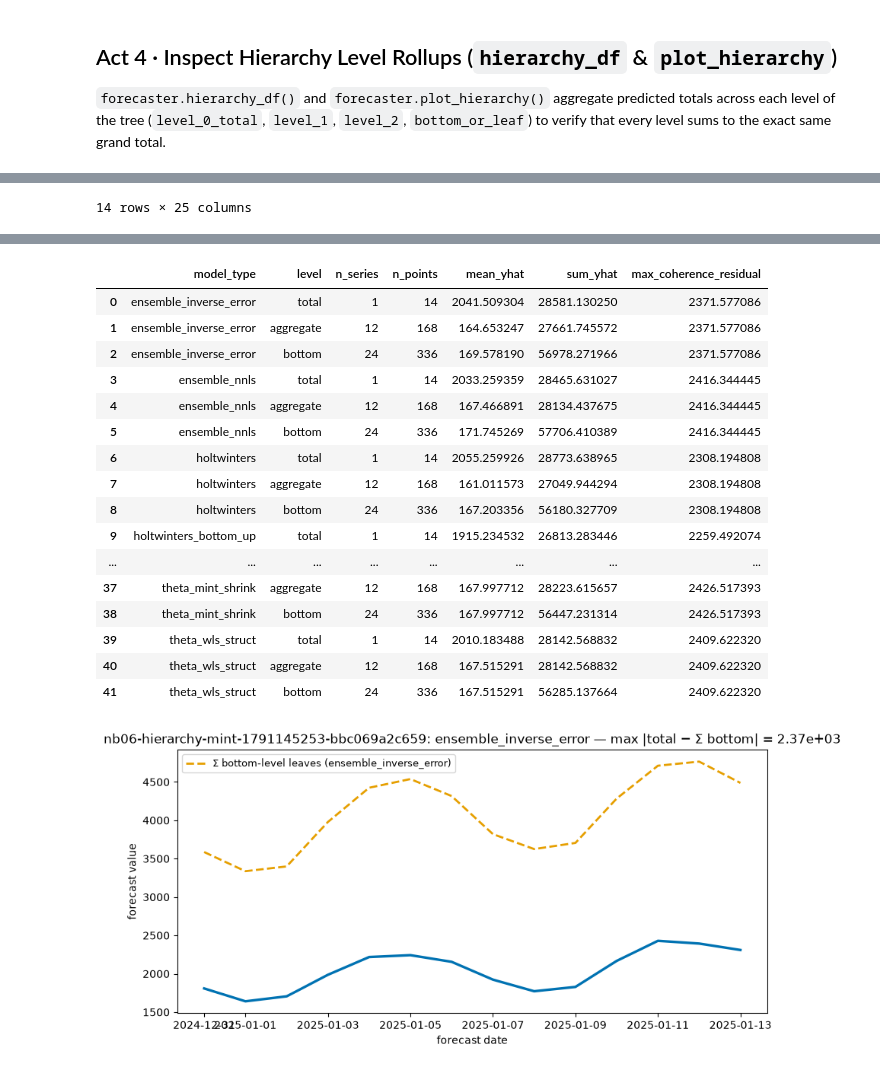
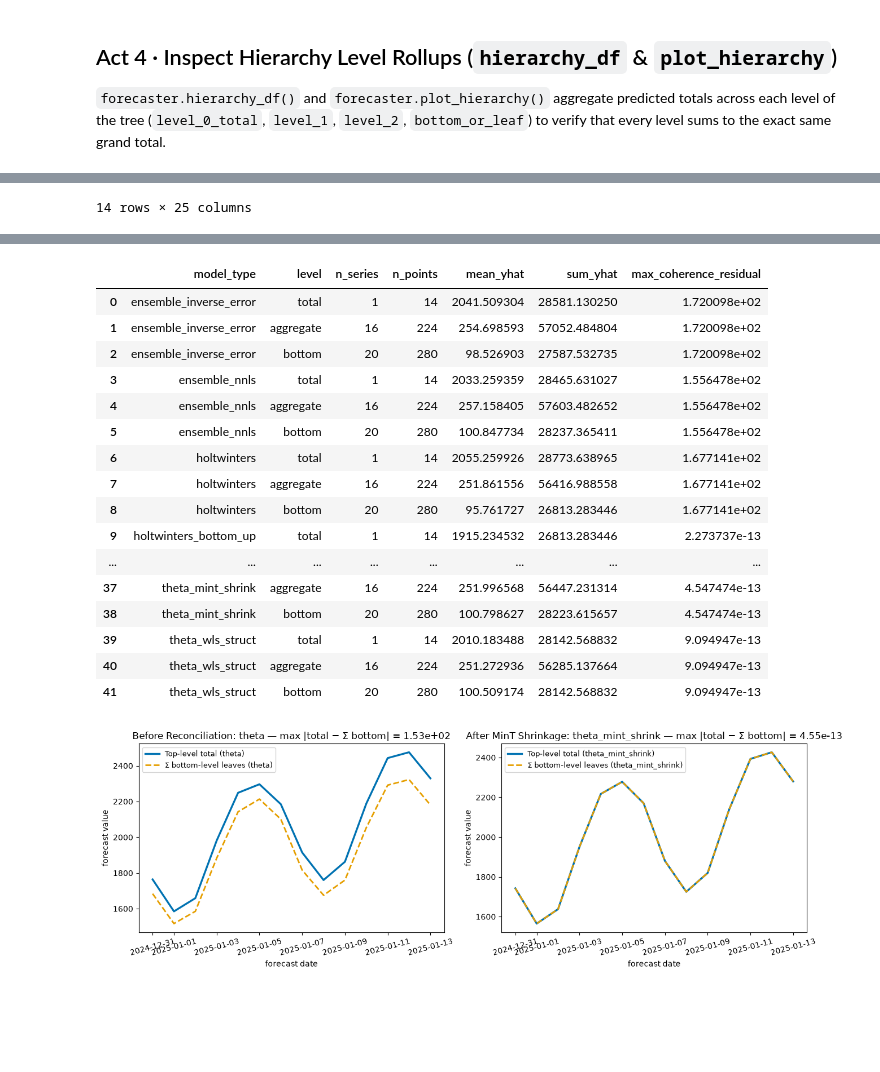
Before and after one commit to statmike/scale-forecasting, a Jupyter notebook: notebooks/06_hierarchical_reconciliation.ipynb, the cells around one changed output, grey strips where cells are left out. Saved outputs shown, nothing was run; the diff lists cells and outputs as text; code cells hidden in the pictures; blank space fills up the shorter version.

```diff
--- a/notebooks/06_hierarchical_reconciliation.ipynb
+++ b/notebooks/06_hierarchical_reconciliation.ipynb
@@ -153,7 +153,10 @@ plt.show()
 h_df = forecaster.hierarchy_df()
 display(h_df)
 
-forecaster.plot_hierarchy()
+fig, (ax1, ax2) = plt.subplots(1, 2, figsize=(13, 4.5))
+forecaster.plot_hierarchy(model_type="theta", ax=ax1, title="Before Reconciliation")
+forecaster.plot_hierarchy(model_type="theta_mint_shrink", ax=ax2, title="After MinT Shrinkage")
+fig.tight_layout()
 plt.show()
 # %% [output]
 |  | rank | model_type | family | is_ensemble | ensemble_id | compute_engine | n_series | decision_metric | ... |
@@ -176,18 +179,18 @@ plt.show()
 |  | model_type | level | n_series | n_points | mean_yhat | sum_yhat | max_coherence_residual |
-| 0 | ensemble_inverse_error | total | 1 | 14 | 2041.509304 | 28581.130250 | 2371.577086 |
-| 1 | ensemble_inverse_error | aggregate | 12 | 168 | 164.653247 | 27661.745572 | 2371.577086 |
-| 2 | ensemble_inverse_error | bottom | 24 | 336 | 169.578190 | 56978.271966 | 2371.577086 |
-| 3 | ensemble_nnls | total | 1 | 14 | 2033.259359 | 28465.631027 | 2416.344445 |
-| 4 | ensemble_nnls | aggregate | 12 | 168 | 167.466891 | 28134.437675 | 2416.344445 |
-| 5 | ensemble_nnls | bottom | 24 | 336 | 171.745269 | 57706.410389 | 2416.344445 |
-| 6 | holtwinters | total | 1 | 14 | 2055.259926 | 28773.638965 | 2308.194808 |
-| 7 | holtwinters | aggregate | 12 | 168 | 161.011573 | 27049.944294 | 2308.194808 |
-| 8 | holtwinters | bottom | 24 | 336 | 167.203356 | 56180.327709 | 2308.194808 |
-| 9 | holtwinters_bottom_up | total | 1 | 14 | 1915.234532 | 26813.283446 | 2259.492074 |
+| 0 | ensemble_inverse_error | total | 1 | 14 | 2041.509304 | 28581.130250 | 1.720098e+02 |
+| 1 | ensemble_inverse_error | aggregate | 16 | 224 | 254.698593 | 57052.484804 | 1.720098e+02 |
+| 2 | ensemble_inverse_error | bottom | 20 | 280 | 98.526903 | 27587.532735 | 1.720098e+02 |
+| 3 | ensemble_nnls | total | 1 | 14 | 2033.259359 | 28465.631027 | 1.556478e+02 |
+| 4 | ensemble_nnls | aggregate | 16 | 224 | 257.158405 | 57603.482652 | 1.556478e+02 |
+| 5 | ensemble_nnls | bottom | 20 | 280 | 100.847734 | 28237.365411 | 1.556478e+02 |
+| 6 | holtwinters | total | 1 | 14 | 2055.259926 | 28773.638965 | 1.677141e+02 |
+| 7 | holtwinters | aggregate | 16 | 224 | 251.861556 | 56416.988558 | 1.677141e+02 |
+| 8 | holtwinters | bottom | 20 | 280 | 95.761727 | 26813.283446 | 1.677141e+02 |
+| 9 | holtwinters_bottom_up | total | 1 | 14 | 1915.234532 | 26813.283446 | 2.273737e-13 |
 | ... | ... | ... | ... | ... | ... | ... | ... |
-| 37 | theta_mint_shrink | aggregate | 12 | 168 | 167.997712 | 28223.615657 | 2426.517393 |
-| 38 | theta_mint_shrink | bottom | 24 | 336 | 167.997712 | 56447.231314 | 2426.517393 |
-| 39 | theta_wls_struct | total | 1 | 14 | 2010.183488 | 28142.568832 | 2409.622320 |
-| 40 | theta_wls_struct | aggregate | 12 | 168 | 167.515291 | 28142.568832 | 2409.622320 |
-| 41 | theta_wls_struct | bottom | 24 | 336 | 167.515291 | 56285.137664 | 2409.622320 |
+| 37 | theta_mint_shrink | aggregate | 16 | 224 | 251.996568 | 56447.231314 | 4.547474e-13 |
+| 38 | theta_mint_shrink | bottom | 20 | 280 | 100.798627 | 28223.615657 | 4.547474e-13 |
+| 39 | theta_wls_struct | total | 1 | 14 | 2010.183488 | 28142.568832 | 9.094947e-13 |
+| 40 | theta_wls_struct | aggregate | 16 | 224 | 251.272936 | 56285.137664 | 9.094947e-13 |
+| 41 | theta_wls_struct | bottom | 20 | 280 | 100.509174 | 28142.568832 | 9.094947e-13 |
-[figure, old version]
+[figure, new version]
```
Also changed, not shown: parts of 1 cell of this notebook, 10 other files.
